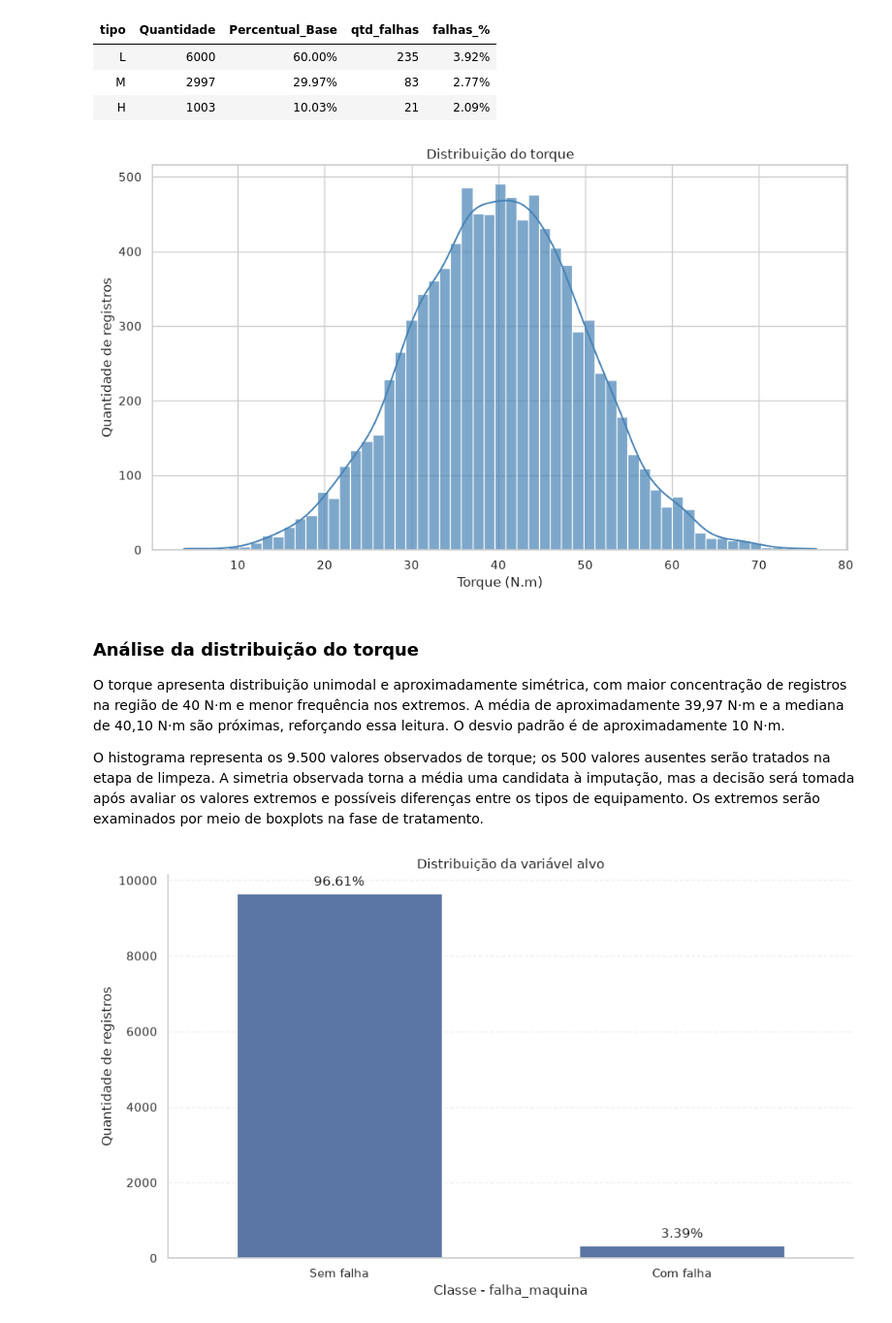
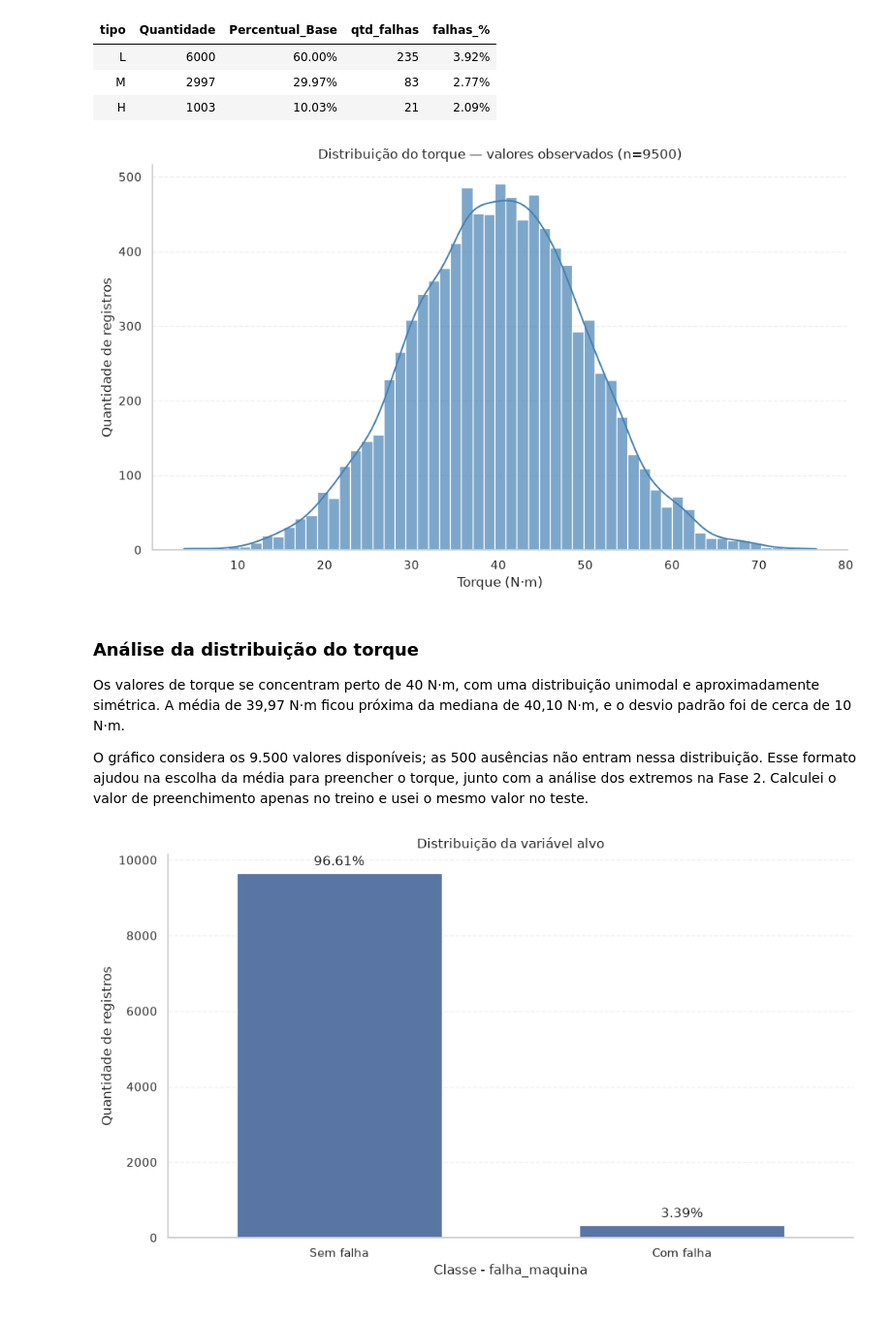
Before and after one commit to CorreaBrunoMiguel/projeto_final, a Jupyter notebook: notebooks/manutencao_preditiva.ipynb, the cells around one changed output. Shown at 97% size. Drawn from its saved outputs; the diff is of its cells as text; code cells hidden in the pictures.

Commit message:
revisa análise P10 e organiza entrega final

```diff
--- a/notebooks/manutencao_preditiva.ipynb
+++ b/notebooks/manutencao_preditiva.ipynb
@@ -212,31 +243,39 @@ display(
 | M | 2997 | 29.97% | 83 | 2.77% |
 | H | 1003 | 10.03% | 21 | 2.09% |
 # %%
-plt.figure(figsize=(10, 6))
+valores_observados = df["torque_nm"].notna().sum()
+
+fig, ax = plt.subplots(figsize=(10, 6))
 
 sns.histplot(
     data=df,
     x="torque_nm",
     bins="auto",
     kde=True,
     color="steelblue",
     edgecolor="white",
     alpha=0.7,
+    ax=ax,
 )
 
-plt.title("Distribuição do torque")
-plt.xlabel("Torque (N.m)")
-plt.ylabel("Quantidade de registros")
+ax.set_title(f"Distribuição do torque — valores observados (n={valores_observados})")
+ax.set_xlabel("Torque (N·m)")
+ax.set_ylabel("Quantidade de registros")
+
+ax.grid(axis="y", linestyle="--", alpha=0.3)
+ax.grid(axis="x", visible=False)
+sns.despine(ax=ax)
+
 plt.tight_layout()
 plt.show()
 # %% [output]
-[figure, old version]
+[figure, new version]
 # %% [markdown]
 ### Análise da distribuição do torque
 
-O torque apresenta distribuição unimodal e aproximadamente simétrica, com maior concentração de registros na região de 40 N·m e menor frequência nos extremos. A média de aproximadamente 39,97 N·m e a mediana de 40,10 N·m são próximas, reforçando essa leitura. O desvio padrão é de aproximadamente 10 N·m.
+Os valores de torque se concentram perto de 40 N·m, com uma distribuição unimodal e aproximadamente simétrica. A média de 39,97 N·m ficou próxima da mediana de 40,10 N·m, e o desvio padrão foi de cerca de 10 N·m.
 
-O histograma representa os 9.500 valores observados de torque; os 500 valores ausentes serão tratados na etapa de limpeza. A simetria observada torna a média uma candidata à imputação, mas a decisão será tomada após avaliar os valores extremos e possíveis diferenças entre os tipos de equipamento. Os extremos serão examinados por meio de boxplots na fase de tratamento.
+O gráfico considera os 9.500 valores disponíveis; as 500 ausências não entram nessa distribuição. Esse formato ajudou na escolha da média para preencher o torque, junto com a análise dos extremos na Fase 2. Calculei o valor de preenchimento apenas no treino e usei o mesmo valor no teste.
 # %%
 fig, ax = plt.subplots(figsize=(10, 6))
 
```
Also changed, not shown: parts of 22 cells of this notebook, 4 other files.
